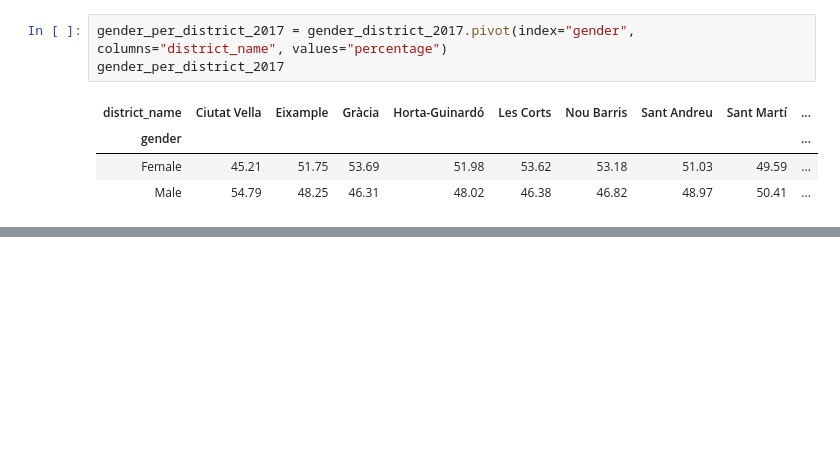
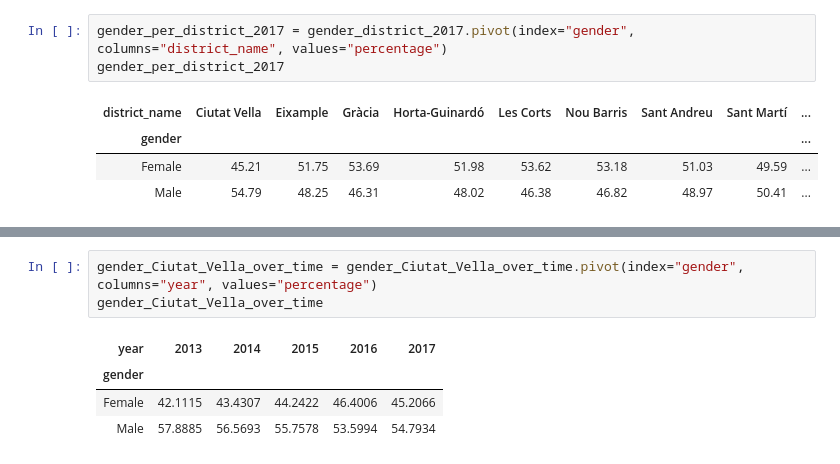
Before and after one commit to minervaliste/Project-Week-2-Barcelona, a Jupyter notebook: your-project/Immigration gender insigths.ipynb, the cells around one changed output, grey strips where cells are left out. Drawn from its saved outputs; the diff is of its cells as text; blank space fills up the shorter version.

```diff
--- a/your-project/Immigration gender insigths.ipynb
+++ b/your-project/Immigration gender insigths.ipynb
@@ -91,0 +109,8 @@ gender_per_district_2017
+# %%
+gender_Ciutat_Vella_over_time = gender_Ciutat_Vella_over_time.pivot(index="gender", columns="year", values="percentage")
+gender_Ciutat_Vella_over_time
+# %% [output]
+| year | 2013 | 2014 | 2015 | 2016 | 2017 |
+| gender |  |  |  |  |  |
+| Female | 42.1115 | 43.4307 | 44.2422 | 46.4006 | 45.2066 |
+| Male | 57.8885 | 56.5693 | 55.7578 | 53.5994 | 54.7934 |
```
Also changed, not shown: parts of 2 cells of this notebook, 2 other files.
